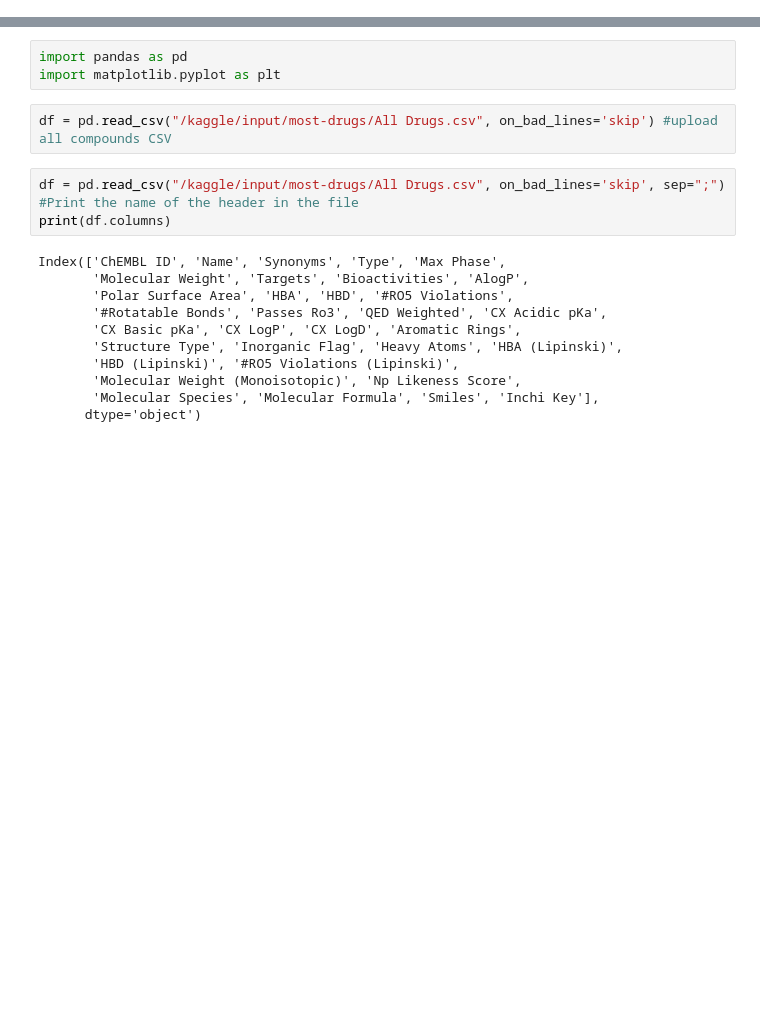
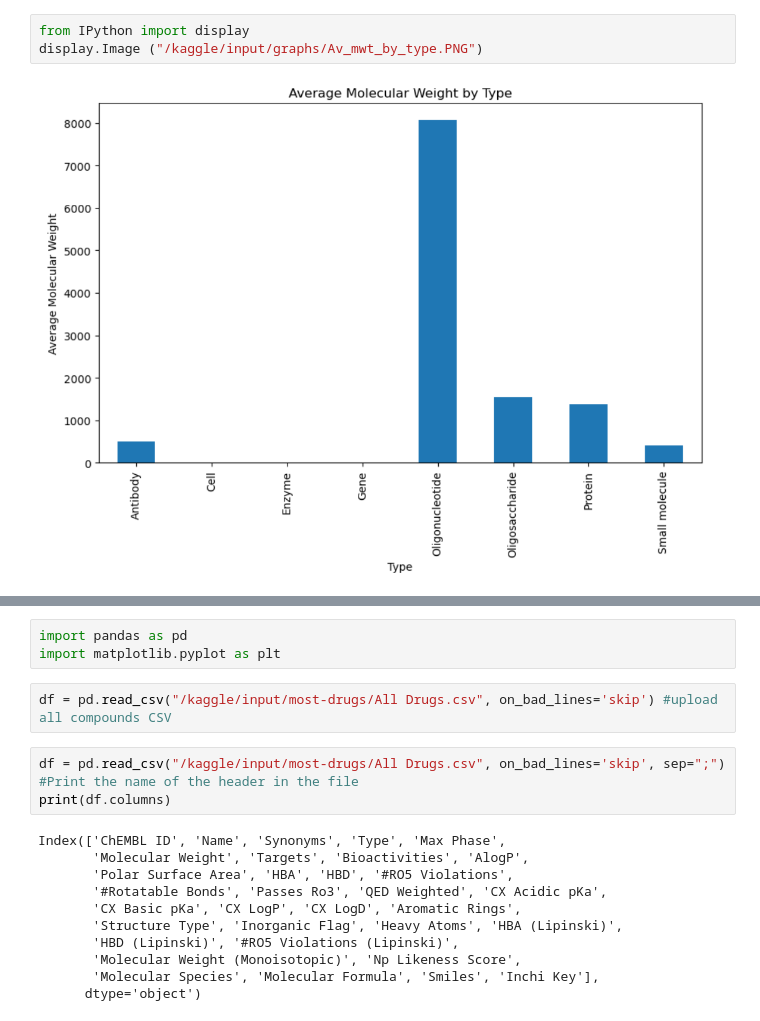
Before and after one commit to Ahmedelmaamounamin/Drugs, a Jupyter notebook: drugs.ipynb, the cells around one changed output, grey strips where cells are left out. Cells and saved outputs as stored; diff of their text form; blank space fills up the shorter version.

Commit message:
Kaggle Notebook | Drugs | Version 27

```diff
--- a/drugs.ipynb
+++ b/drugs.ipynb
@@ -1 +20,6 @@
+# %%
+from IPython import display
+display.Image ("/kaggle/input/graphs/Av_mwt_by_type.PNG")
+# %% [output]
+[figure, added]
 # %% [markdown]
```
Also changed, not shown: parts of 2 cells of this notebook.
